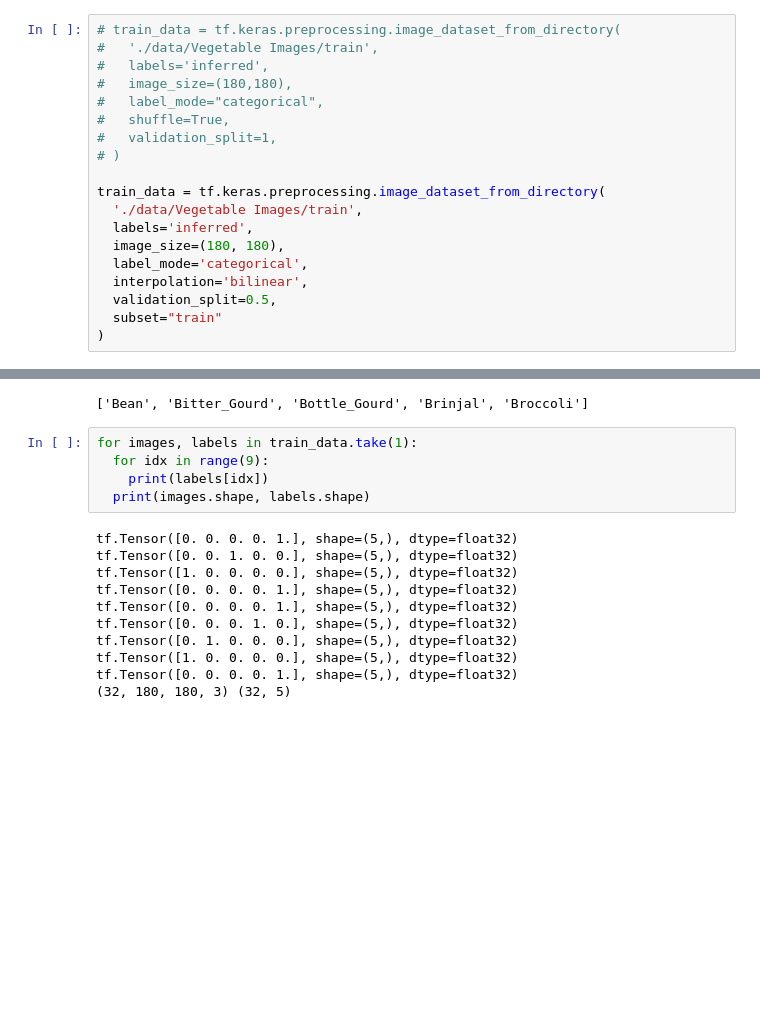
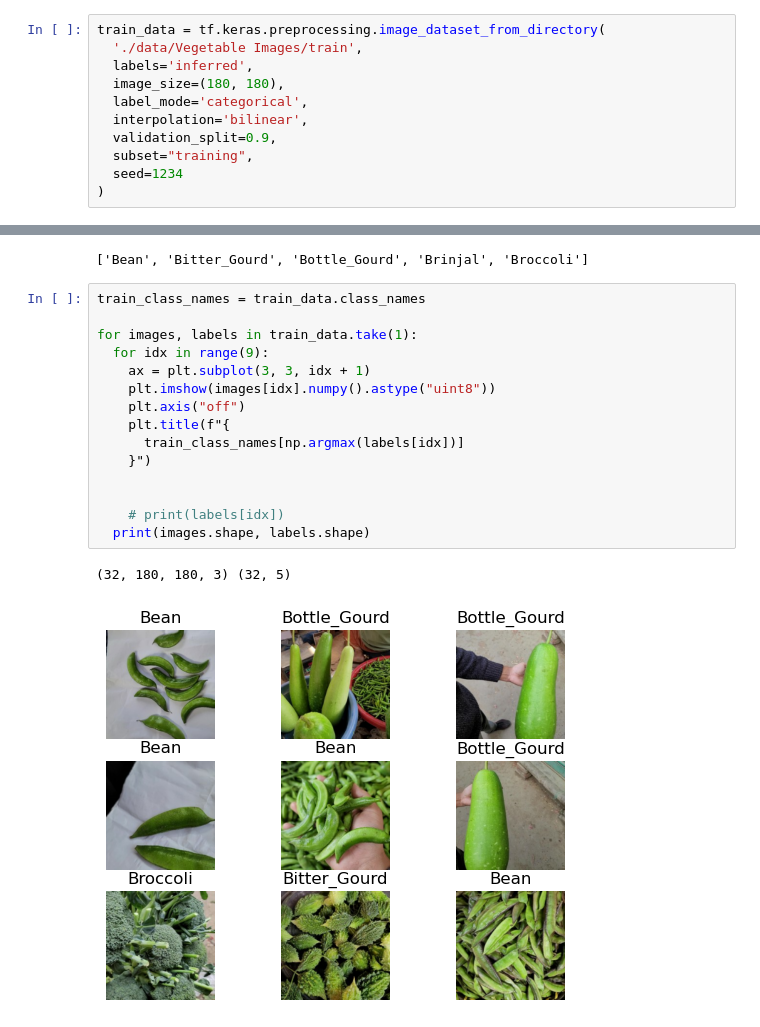
Before and after one commit to Poorin806/kmutnb-projects, a Jupyter notebook: data-image-processing/2025-09-23/tf1.ipynb, the cells around one changed output, grey strips where cells are left out. Saved outputs shown, nothing was run; the diff lists cells and outputs as text; blank space fills up the shorter version.

```diff
--- a/data-image-processing/2025-09-23/tf1.ipynb
+++ b/data-image-processing/2025-09-23/tf1.ipynb
@@ -125,22 +122,14 @@ model.compile(
 )
 # %%
-# train_data = tf.keras.preprocessing.image_dataset_from_directory(
-#   './data/Vegetable Images/train',
-#   labels='inferred',
-#   image_size=(180,180),
-#   label_mode="categorical",
-#   shuffle=True,
-#   validation_split=1,
-# )
-
 train_data = tf.keras.preprocessing.image_dataset_from_directory(
   './data/Vegetable Images/train',
   labels='inferred',
   image_size=(180, 180),
   label_mode='categorical',
   interpolation='bilinear',
-  validation_split=0.5,
-  subset="train"
+  validation_split=0.9,
+  subset="training",
+  seed=1234
 )
 # %% [output]
 Found 5000 files belonging to 5 classes.
@@ -149,18 +155,20 @@ print(train_data.class_names)
 # %% [output]
 ['Bean', 'Bitter_Gourd', 'Bottle_Gourd', 'Brinjal', 'Broccoli']
 # %%
+train_class_names = train_data.class_names
+
 for images, labels in train_data.take(1):
   for idx in range(9):
-    print(labels[idx])
+    ax = plt.subplot(3, 3, idx + 1)
+    plt.imshow(images[idx].numpy().astype("uint8"))
+    plt.axis("off")
+    plt.title(f"{
+      train_class_names[np.argmax(labels[idx])]
+    }")
+
+
+    # print(labels[idx])
   print(images.shape, labels.shape)
 # %% [output]
-tf.Tensor([0. 0. 0. 0. 1.], shape=(5,), dtype=float32)
-tf.Tensor([0. 0. 1. 0. 0.], shape=(5,), dtype=float32)
-tf.Tensor([1. 0. 0. 0. 0.], shape=(5,), dtype=float32)
-tf.Tensor([0. 0. 0. 0. 1.], shape=(5,), dtype=float32)
-tf.Tensor([0. 0. 0. 0. 1.], shape=(5,), dtype=float32)
-tf.Tensor([0. 0. 0. 1. 0.], shape=(5,), dtype=float32)
-tf.Tensor([0. 1. 0. 0. 0.], shape=(5,), dtype=float32)
-tf.Tensor([1. 0. 0. 0. 0.], shape=(5,), dtype=float32)
-tf.Tensor([0. 0. 0. 0. 1.], shape=(5,), dtype=float32)
 (32, 180, 180, 3) (32, 5)
+[figure, added]
```
Also changed, not shown: parts of 18 cells of this notebook, 2 other files.
